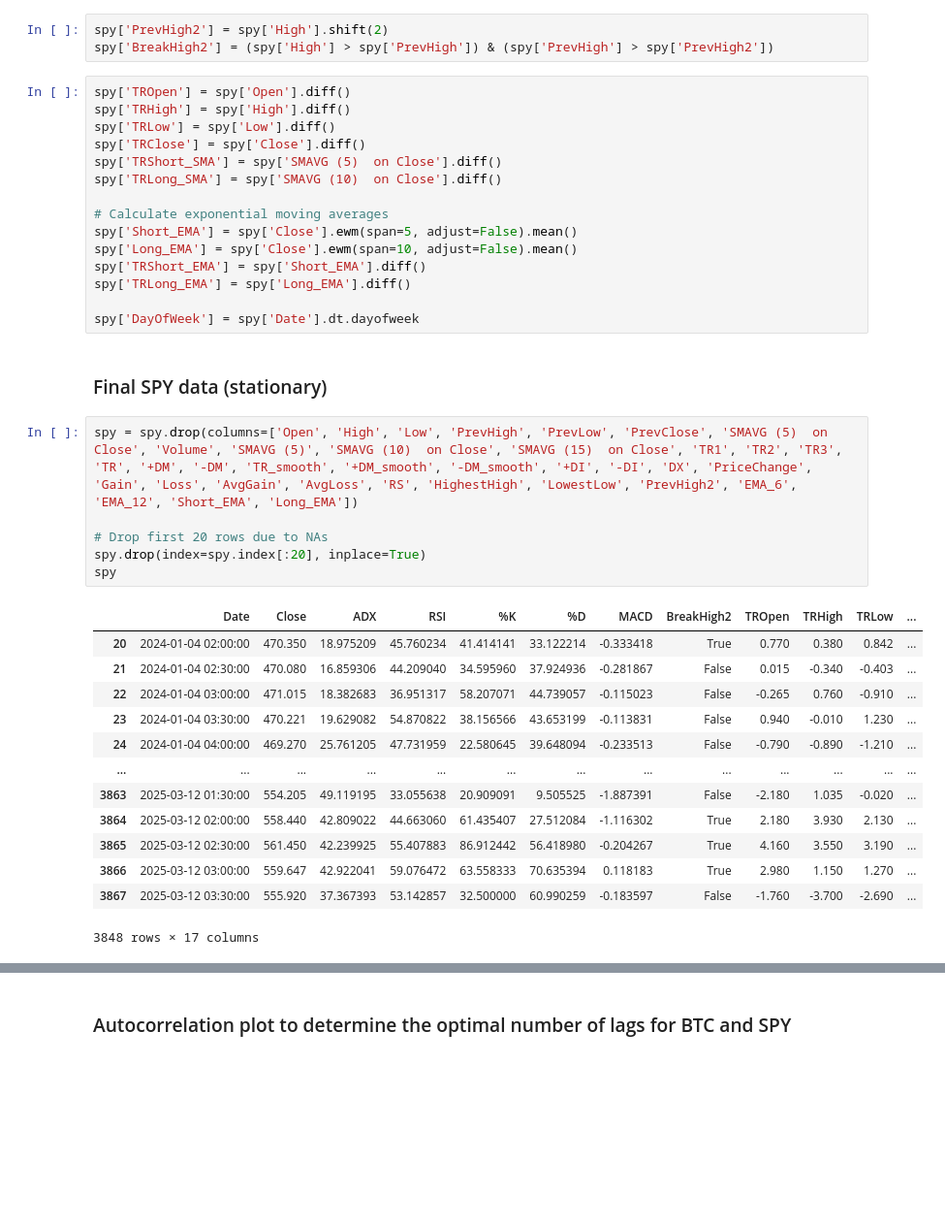
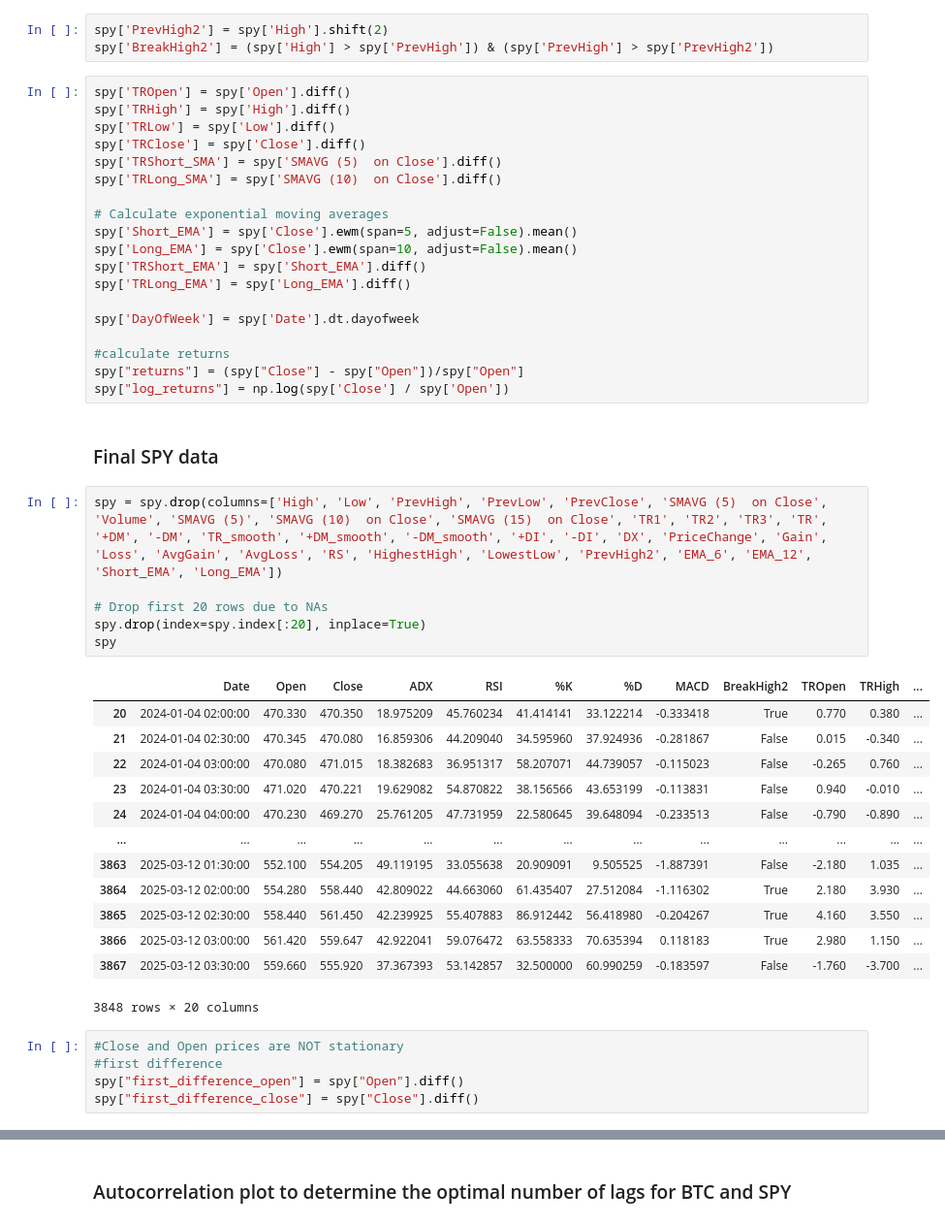
Before and after one commit to jeswid/DSE4211_Trading_Strategy, a Jupyter notebook: src/random forest.ipynb, the cells around one changed output, grey strips where cells are left out. Shown: that part at 97% size. Cells and saved outputs as stored; diff of their text form; blank space fills up the shorter version.

```diff
--- a/src/random forest.ipynb
+++ b/src/random forest.ipynb
@@ -307,28 +305,37 @@ spy['TRShort_EMA'] = spy['Short_EMA'].diff()
 spy['TRLong_EMA'] = spy['Long_EMA'].diff()
 
 spy['DayOfWeek'] = spy['Date'].dt.dayofweek
+
+#calculate returns
+spy["returns"] = (spy["Close"] - spy["Open"])/spy["Open"]
+spy["log_returns"] = np.log(spy['Close'] / spy['Open'])
 # %% [markdown]
-### Final SPY data (stationary)
+### Final SPY data
 # %%
-spy = spy.drop(columns=['Open', 'High', 'Low', 'PrevHigh', 'PrevLow', 'PrevClose', 'SMAVG (5)  on Close', 'Volume', 'SMAVG (5)', 'SMAVG (10)  on Close', 'SMAVG (15)  on Close', 'TR1', 'TR2', 'TR3', 'TR', '+DM', '-DM', 'TR_smooth', '+DM_smooth', '-DM_smooth', '+DI', '-DI', 'DX', 'PriceChange', 'Gain', 'Loss', 'AvgGain', 'AvgLoss', 'RS', 'HighestHigh', 'LowestLow', 'PrevHigh2', 'EMA_6', 'EMA_12', 'Short_EMA', 'Long_EMA'])
+spy = spy.drop(columns=['High', 'Low', 'PrevHigh', 'PrevLow', 'PrevClose', 'SMAVG (5)  on Close', 'Volume', 'SMAVG (5)', 'SMAVG (10)  on Close', 'SMAVG (15)  on Close', 'TR1', 'TR2', 'TR3', 'TR', '+DM', '-DM', 'TR_smooth', '+DM_smooth', '-DM_smooth', '+DI', '-DI', 'DX', 'PriceChange', 'Gain', 'Loss', 'AvgGain', 'AvgLoss', 'RS', 'HighestHigh', 'LowestLow', 'PrevHigh2', 'EMA_6', 'EMA_12', 'Short_EMA', 'Long_EMA'])
 
 # Drop first 20 rows due to NAs
 spy.drop(index=spy.index[:20], inplace=True)
 spy
 # %% [output]
-|  | Date | Close | ADX | RSI | %K | %D | MACD | BreakHigh2 | TROpen | TRHigh | TRLow | ... |
-| 20 | 2024-01-04 02:00:00 | 470.350 | 18.975209 | 45.760234 | 41.414141 | 33.122214 | -0.333418 | True | 0.770 | 0.380 | 0.842 | ... |
-| 21 | 2024-01-04 02:30:00 | 470.080 | 16.859306 | 44.209040 | 34.595960 | 37.924936 | -0.281867 | False | 0.015 | -0.340 | -0.403 | ... |
-| 22 | 2024-01-04 03:00:00 | 471.015 | 18.382683 | 36.951317 | 58.207071 | 44.739057 | -0.115023 | False | -0.265 | 0.760 | -0.910 | ... |
-| 23 | 2024-01-04 03:30:00 | 470.221 | 19.629082 | 54.870822 | 38.156566 | 43.653199 | -0.113831 | False | 0.940 | -0.010 | 1.230 | ... |
-| 24 | 2024-01-04 04:00:00 | 469.270 | 25.761205 | 47.731959 | 22.580645 | 39.648094 | -0.233513 | False | -0.790 | -0.890 | -1.210 | ... |
+|  | Date | Open | Close | ADX | RSI | %K | %D | MACD | BreakHigh2 | TROpen | TRHigh | ... |
+| 20 | 2024-01-04 02:00:00 | 470.330 | 470.350 | 18.975209 | 45.760234 | 41.414141 | 33.122214 | -0.333418 | True | 0.770 | 0.380 | ... |
+| 21 | 2024-01-04 02:30:00 | 470.345 | 470.080 | 16.859306 | 44.209040 | 34.595960 | 37.924936 | -0.281867 | False | 0.015 | -0.340 | ... |
+| 22 | 2024-01-04 03:00:00 | 470.080 | 471.015 | 18.382683 | 36.951317 | 58.207071 | 44.739057 | -0.115023 | False | -0.265 | 0.760 | ... |
+| 23 | 2024-01-04 03:30:00 | 471.020 | 470.221 | 19.629082 | 54.870822 | 38.156566 | 43.653199 | -0.113831 | False | 0.940 | -0.010 | ... |
+| 24 | 2024-01-04 04:00:00 | 470.230 | 469.270 | 25.761205 | 47.731959 | 22.580645 | 39.648094 | -0.233513 | False | -0.790 | -0.890 | ... |
 | ... | ... | ... | ... | ... | ... | ... | ... | ... | ... | ... | ... | ... |
-| 3863 | 2025-03-12 01:30:00 | 554.205 | 49.119195 | 33.055638 | 20.909091 | 9.505525 | -1.887391 | False | -2.180 | 1.035 | -0.020 | ... |
-| 3864 | 2025-03-12 02:00:00 | 558.440 | 42.809022 | 44.663060 | 61.435407 | 27.512084 | -1.116302 | True | 2.180 | 3.930 | 2.130 | ... |
-| 3865 | 2025-03-12 02:30:00 | 561.450 | 42.239925 | 55.407883 | 86.912442 | 56.418980 | -0.204267 | True | 4.160 | 3.550 | 3.190 | ... |
-| 3866 | 2025-03-12 03:00:00 | 559.647 | 42.922041 | 59.076472 | 63.558333 | 70.635394 | 0.118183 | True | 2.980 | 1.150 | 1.270 | ... |
-| 3867 | 2025-03-12 03:30:00 | 555.920 | 37.367393 | 53.142857 | 32.500000 | 60.990259 | -0.183597 | False | -1.760 | -3.700 | -2.690 | ... |
+| 3863 | 2025-03-12 01:30:00 | 552.100 | 554.205 | 49.119195 | 33.055638 | 20.909091 | 9.505525 | -1.887391 | False | -2.180 | 1.035 | ... |
+| 3864 | 2025-03-12 02:00:00 | 554.280 | 558.440 | 42.809022 | 44.663060 | 61.435407 | 27.512084 | -1.116302 | True | 2.180 | 3.930 | ... |
+| 3865 | 2025-03-12 02:30:00 | 558.440 | 561.450 | 42.239925 | 55.407883 | 86.912442 | 56.418980 | -0.204267 | True | 4.160 | 3.550 | ... |
+| 3866 | 2025-03-12 03:00:00 | 561.420 | 559.647 | 42.922041 | 59.076472 | 63.558333 | 70.635394 | 0.118183 | True | 2.980 | 1.150 | ... |
+| 3867 | 2025-03-12 03:30:00 | 559.660 | 555.920 | 37.367393 | 53.142857 | 32.500000 | 60.990259 | -0.183597 | False | -1.760 | -3.700 | ... |
-3848 rows × 17 columns
+3848 rows × 20 columns
+# %%
+#Close and Open prices are NOT stationary
+#first difference
+spy["first_difference_open"] = spy["Open"].diff()
+spy["first_difference_close"] = spy["Close"].diff()
 # %%
 #test for stationarity (ADF)
 spy.dropna(inplace=True)
```
Also changed, not shown: parts of 41 cells of this notebook, 2 other files.
